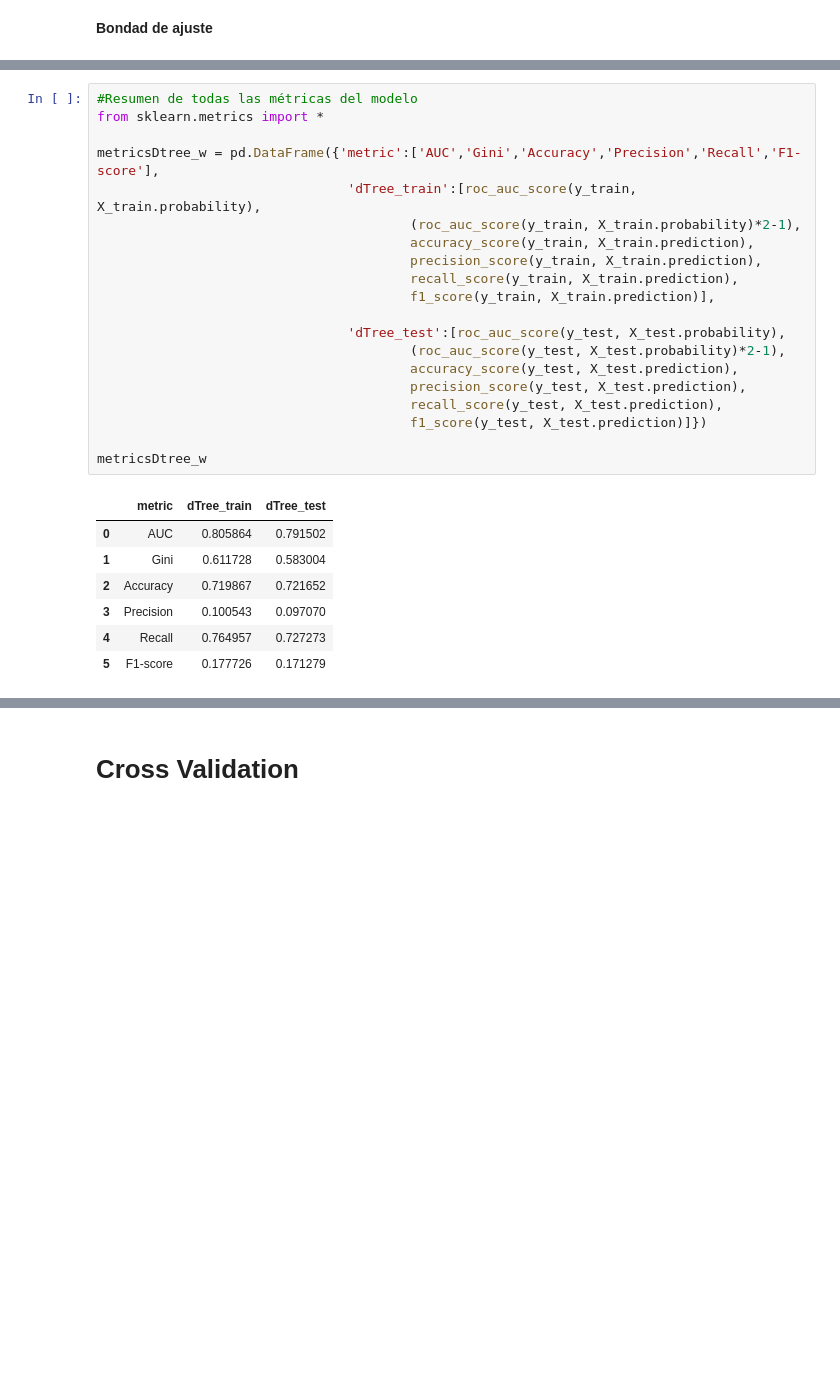
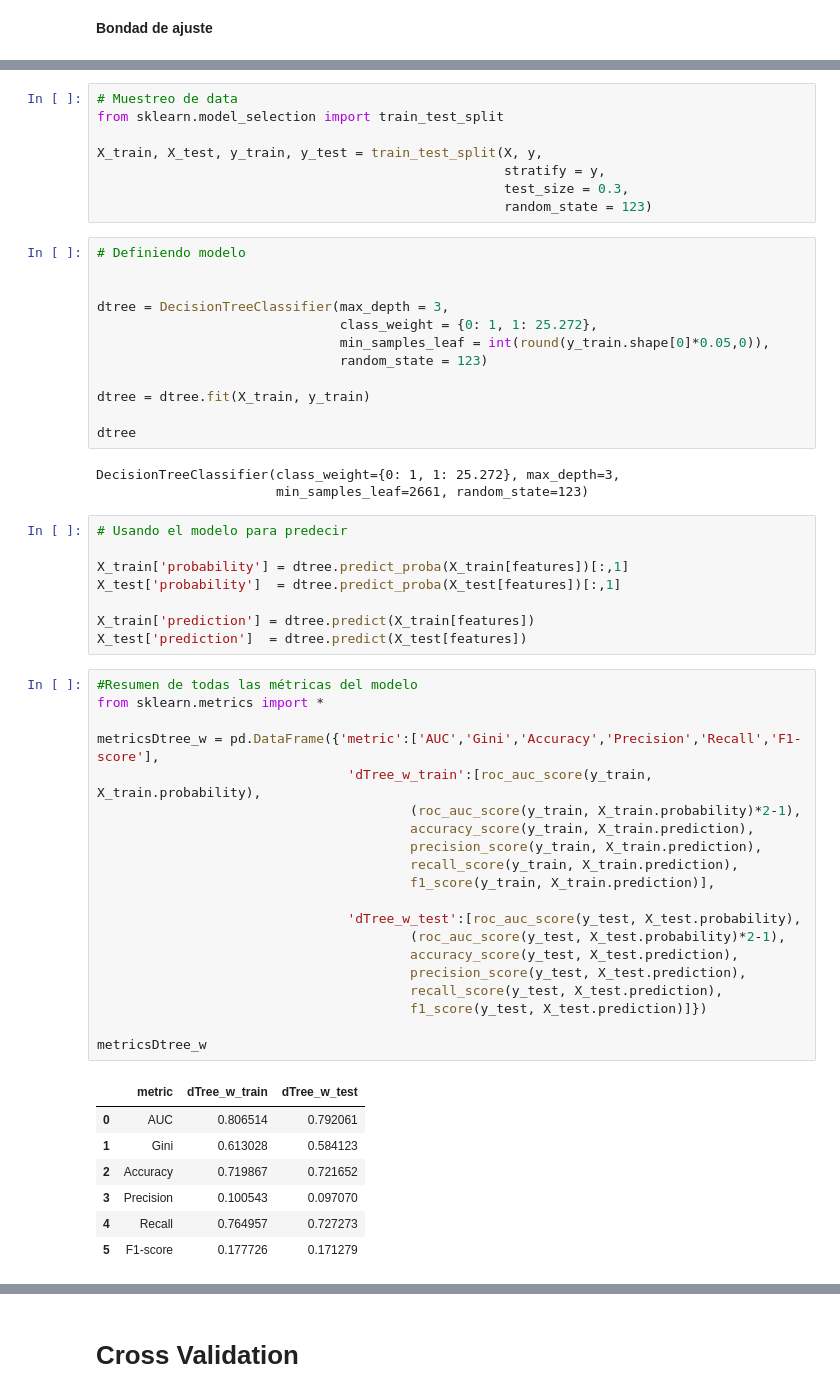
Before and after one commit to JCaballerot/Machine-Learning-Program, a Jupyter notebook: Supervised_models/DecisionTrees_Boosting/Lab_Santander.ipynb, the cells around one changed output, grey strips where cells are left out. Cells and saved outputs as stored; diff of their text form; blank space fills up the shorter version.

```diff
--- a/Supervised_models/DecisionTrees_Boosting/Lab_Santander.ipynb
+++ b/Supervised_models/DecisionTrees_Boosting/Lab_Santander.ipynb
@@ -258,27 +270,58 @@ See the caveats in the documentation: https://pandas.pydata.org/pandas-docs/stab
+# %%
+# Muestreo de data
+from sklearn.model_selection import train_test_split
+
+X_train, X_test, y_train, y_test = train_test_split(X, y,
+                                                    stratify = y,
+                                                    test_size = 0.3,
+                                                    random_state = 123)
+# %%
+# Definiendo modelo
+
+
+dtree = DecisionTreeClassifier(max_depth = 3,
+                               class_weight = {0: 1, 1: 25.272},
+                               min_samples_leaf = int(round(y_train.shape[0]*0.05,0)),
+                               random_state = 123)
+
+dtree = dtree.fit(X_train, y_train)
+
+dtree
+# %% [output]
+DecisionTreeClassifier(class_weight={0: 1, 1: 25.272}, max_depth=3,
+                       min_samples_leaf=2661, random_state=123)
+# %%
+# Usando el modelo para predecir
+
+X_train['probability'] = dtree.predict_proba(X_train[features])[:,1]
+X_test['probability']  = dtree.predict_proba(X_test[features])[:,1]
+
+X_train['prediction'] = dtree.predict(X_train[features])
+X_test['prediction']  = dtree.predict(X_test[features])
 # %%
 #Resumen de todas las métricas del modelo
 from sklearn.metrics import *
 
 metricsDtree_w = pd.DataFrame({'metric':['AUC','Gini','Accuracy','Precision','Recall','F1-score'],
-                                'dTree_train':[roc_auc_score(y_train, X_train.probability),
+                                'dTree_w_train':[roc_auc_score(y_train, X_train.probability),
                                         (roc_auc_score(y_train, X_train.probability)*2-1),
                                         accuracy_score(y_train, X_train.prediction),
                                         precision_score(y_train, X_train.prediction),
                                         recall_score(y_train, X_train.prediction),
                                         f1_score(y_train, X_train.prediction)],
 
-                                'dTree_test':[roc_auc_score(y_test, X_test.probability),
+                                'dTree_w_test':[roc_auc_score(y_test, X_test.probability),
                                         (roc_auc_score(y_test, X_test.probability)*2-1),
                                         accuracy_score(y_test, X_test.prediction),
                                         precision_score(y_test, X_test.prediction),
                                         recall_score(y_test, X_test.prediction),
                                         f1_score(y_test, X_test.prediction)]})
 
 metricsDtree_w
 # %% [output]
-|  | metric | dTree_train | dTree_test |
-| 0 | AUC | 0.805864 | 0.791502 |
-| 1 | Gini | 0.611728 | 0.583004 |
+|  | metric | dTree_w_train | dTree_w_test |
+| 0 | AUC | 0.806514 | 0.792061 |
+| 1 | Gini | 0.613028 | 0.584123 |
 | 2 | Accuracy | 0.719867 | 0.721652 |
 | 3 | Precision | 0.100543 | 0.097070 |
 | 4 | Recall | 0.764957 | 0.727273 |
```
Also changed, not shown: parts of 45 cells of this notebook.
